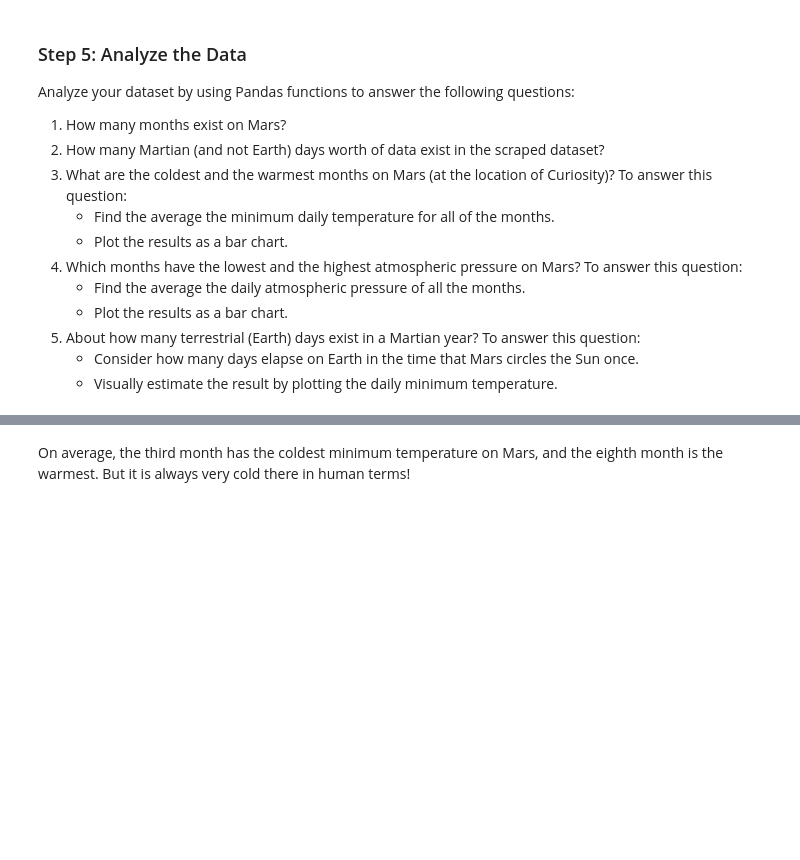
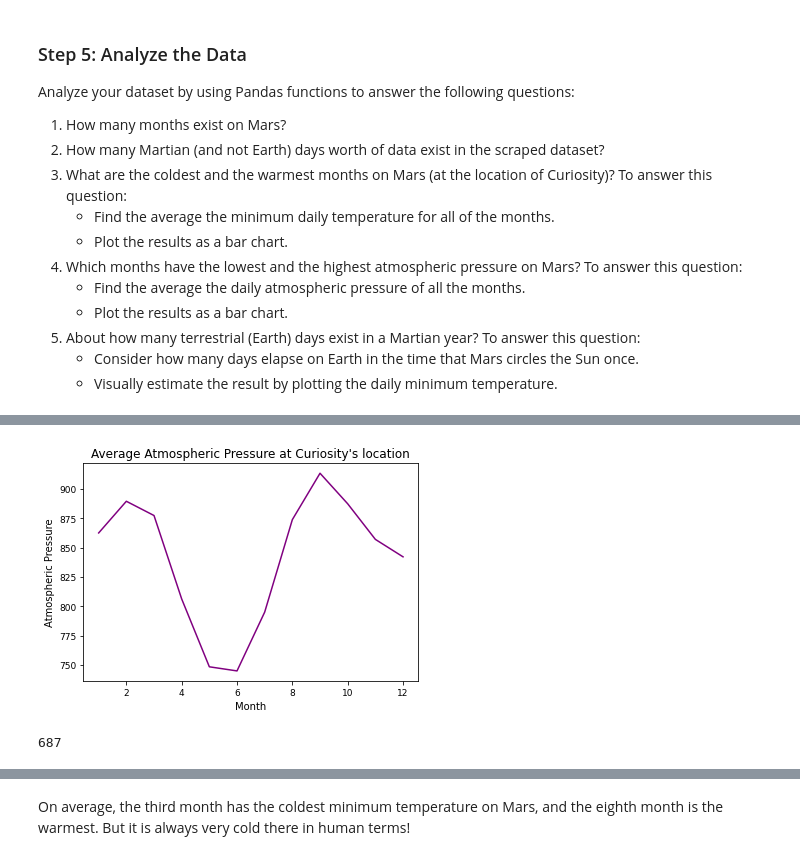
Before and after one commit to SheTroxel/Mars_Webscraping_Challenge, a Jupyter notebook: part_2_mars_weather.ipynb, the cells around one changed output, grey strips where cells are left out. Cells and saved outputs as stored; diff of their text form; code cells hidden in the pictures; blank space fills up the shorter version.

```diff
--- a/part_2_mars_weather.ipynb
+++ b/part_2_mars_weather.ipynb
@@ -161,2 +241,4 @@ Analyze your dataset by using Pandas functions to answer the following questions
 # %%
 # 4. Average pressure by Martian month
+average_pressure_by_month = mars_temp_data_df.groupby(['month'])['pressure'].mean()
+average_pressure_by_month
@@ -165,2 +260,21 @@ Analyze your dataset by using Pandas functions to answer the following questions
+# %%
+# Plot the average pressure by month
+avg_pressure = pd.Series(average_pressure_by_month)
+avg_pressure.plot(x= "month", kind= "line", fontsize= 9, title ="Average Atmospheric Pressure at Curiosity's location", color = "purple")
+plt.ylabel("Atmospheric Pressure")
+plt.xlabel("Month")
+plt.savefig('avg_pressure.png')
+plt.show()
+# %% [output]
+[figure, added]
 # %%
 # 5. How many terrestrial (earth) days are there in a Martian year?
+
+x = mars_temp_data_df.query('month == 1 & ls ==0')
+x
+date_start = datetime(2013, 8, 1)
+date_end = datetime(2015, 6 , 19)
+delta = date_end - date_start
+print(delta.days)
+# %% [output]
+687
```
Also changed, not shown: parts of 20 cells of this notebook, 3 other files.
